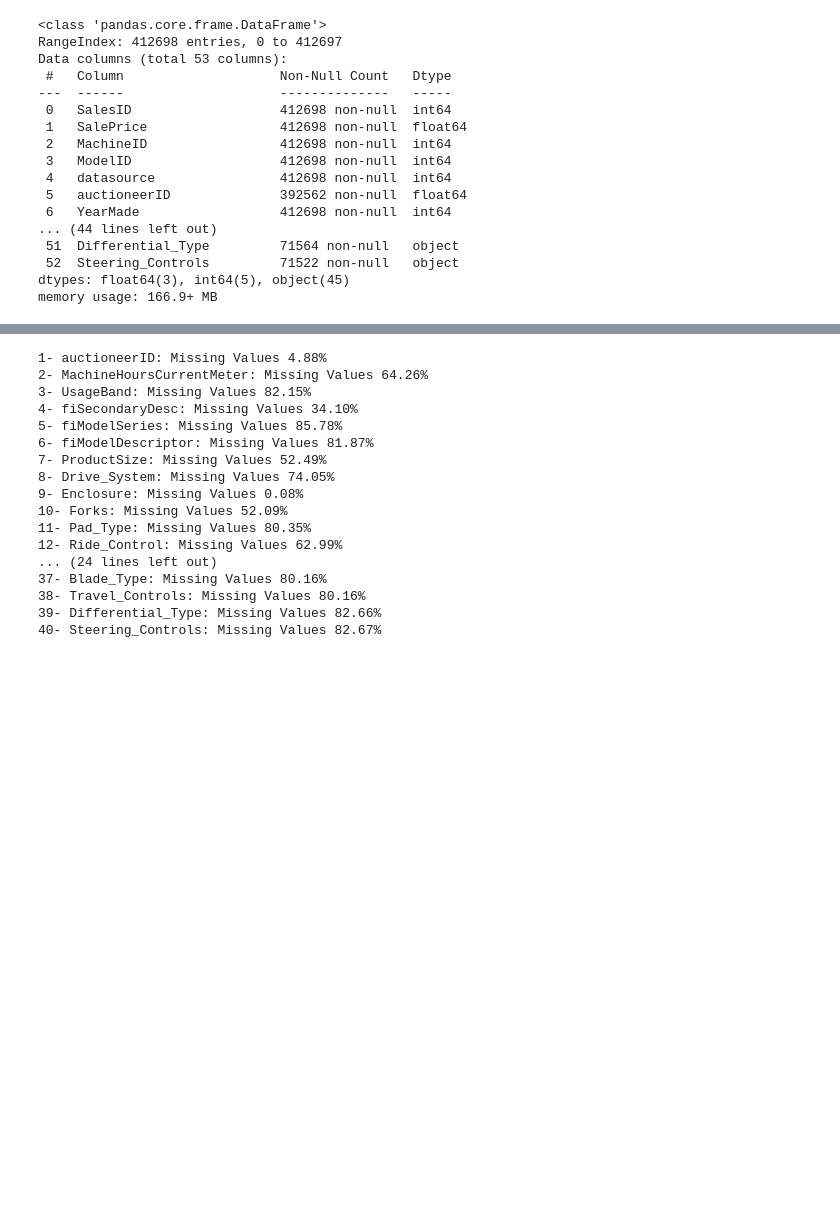
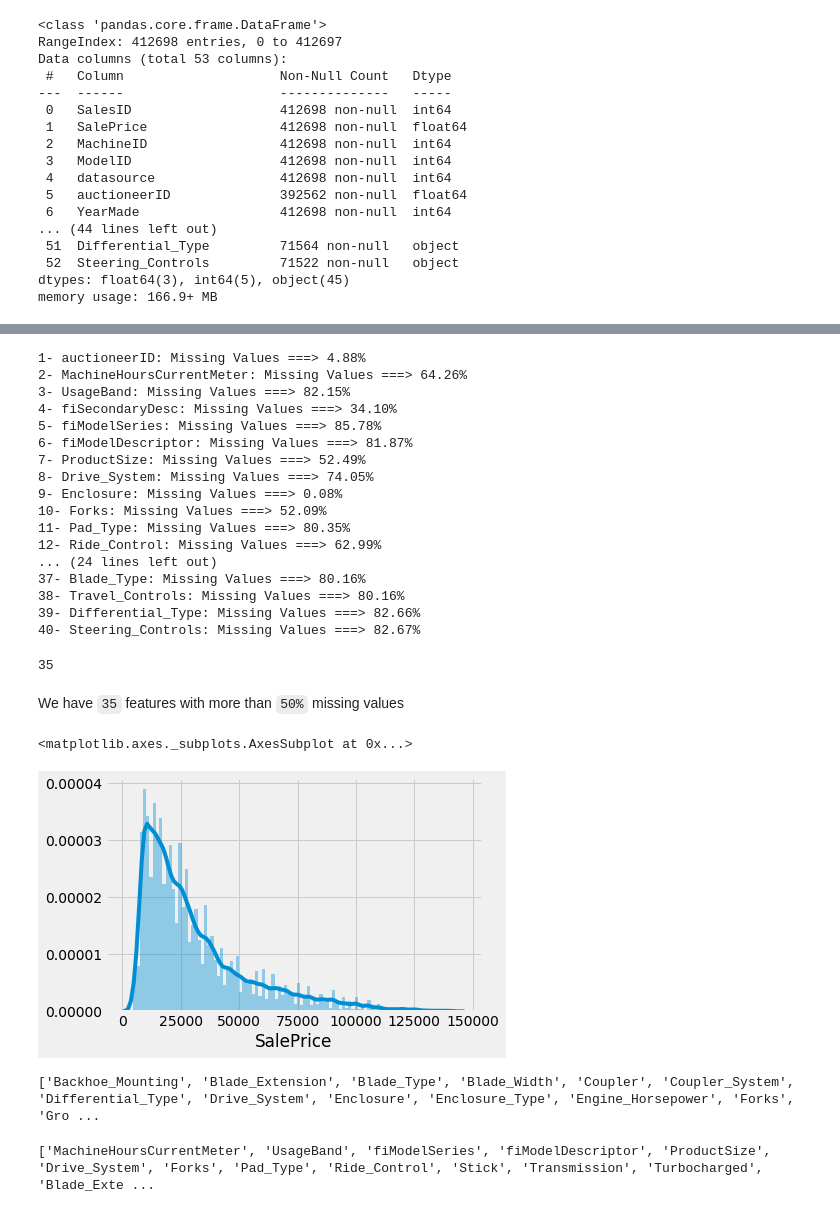
Before and after one commit to fares-ds/Blue-Book-for-Bulldozers-Kaggle-Competition, a Jupyter notebook: Blue_Book_for_Bulldozers.ipynb, the cells around one changed output, grey strips where cells are left out. Saved outputs shown, nothing was run; the diff lists cells and outputs as text; code cells hidden in the pictures; blank space fills up the shorter version.

Commit message:
Handling Missing Values

```diff
--- a/Blue_Book_for_Bulldozers.ipynb
+++ b/Blue_Book_for_Bulldozers.ipynb
@@ -90,25 +102,39 @@ memory usage: 166.9+ MB
 # %%
 i = 1
+missing_50 = []
 for column in data.columns:
     if data[column].isna().sum() != 0:
         missing = data[column].isna().sum() * 100 / len(data)
-        print(f"{i}- {column}: Missing Values {missing:.2f}%")
+        if missing > 50:
+            missing_50.append(column)
+        print(f"{i}- {column}: Missing Values ===> {missing:.2f}%")
         i += 1
 # %% [output]
-1- auctioneerID: Missing Values 4.88%
-2- MachineHoursCurrentMeter: Missing Values 64.26%
-3- UsageBand: Missing Values 82.15%
-4- fiSecondaryDesc: Missing Values 34.10%
-5- fiModelSeries: Missing Values 85.78%
-6- fiModelDescriptor: Missing Values 81.87%
-7- ProductSize: Missing Values 52.49%
-8- Drive_System: Missing Values 74.05%
-9- Enclosure: Missing Values 0.08%
-10- Forks: Missing Values 52.09%
-11- Pad_Type: Missing Values 80.35%
-12- Ride_Control: Missing Values 62.99%
+1- auctioneerID: Missing Values ===> 4.88%
+2- MachineHoursCurrentMeter: Missing Values ===> 64.26%
+3- UsageBand: Missing Values ===> 82.15%
+4- fiSecondaryDesc: Missing Values ===> 34.10%
+5- fiModelSeries: Missing Values ===> 85.78%
+6- fiModelDescriptor: Missing Values ===> 81.87%
+7- ProductSize: Missing Values ===> 52.49%
+8- Drive_System: Missing Values ===> 74.05%
+9- Enclosure: Missing Values ===> 0.08%
+10- Forks: Missing Values ===> 52.09%
+11- Pad_Type: Missing Values ===> 80.35%
+12- Ride_Control: Missing Values ===> 62.99%
 ... (24 lines left out)
-37- Blade_Type: Missing Values 80.16%
-38- Travel_Controls: Missing Values 80.16%
-39- Differential_Type: Missing Values 82.66%
-40- Steering_Controls: Missing Values 82.67%
+37- Blade_Type: Missing Values ===> 80.16%
+38- Travel_Controls: Missing Values ===> 80.16%
+39- Differential_Type: Missing Values ===> 82.66%
+40- Steering_Controls: Missing Values ===> 82.67%
+# %%
+len(missing_50)
+# %% [output]
+35
+# %% [markdown]
+We have `35` features with more than `50%` missing values
+# %%
+sns.distplot(data.SalePrice, bins=100)
+# %% [output]
+<matplotlib.axes._subplots.AxesSubplot at 0x...>
+[figure, added]
@@ -114,0 +143,8 @@ for column in data.columns:
+# %%
+print(col_lst)
+# %% [output]
+['Backhoe_Mounting', 'Blade_Extension', 'Blade_Type', 'Blade_Width', 'Coupler', 'Coupler_System', 'Differential_Type', 'Drive_System', 'Enclosure', 'Enclosure_Type', 'Engine_Horsepower', 'Forks', 'Gro ...
+# %%
+print(missing_50)
+# %% [output]
+['MachineHoursCurrentMeter', 'UsageBand', 'fiModelSeries', 'fiModelDescriptor', 'ProductSize', 'Drive_System', 'Forks', 'Pad_Type', 'Ride_Control', 'Stick', 'Transmission', 'Turbocharged', 'Blade_Exte ...
```
Also changed, not shown: parts of 7 cells of this notebook.
